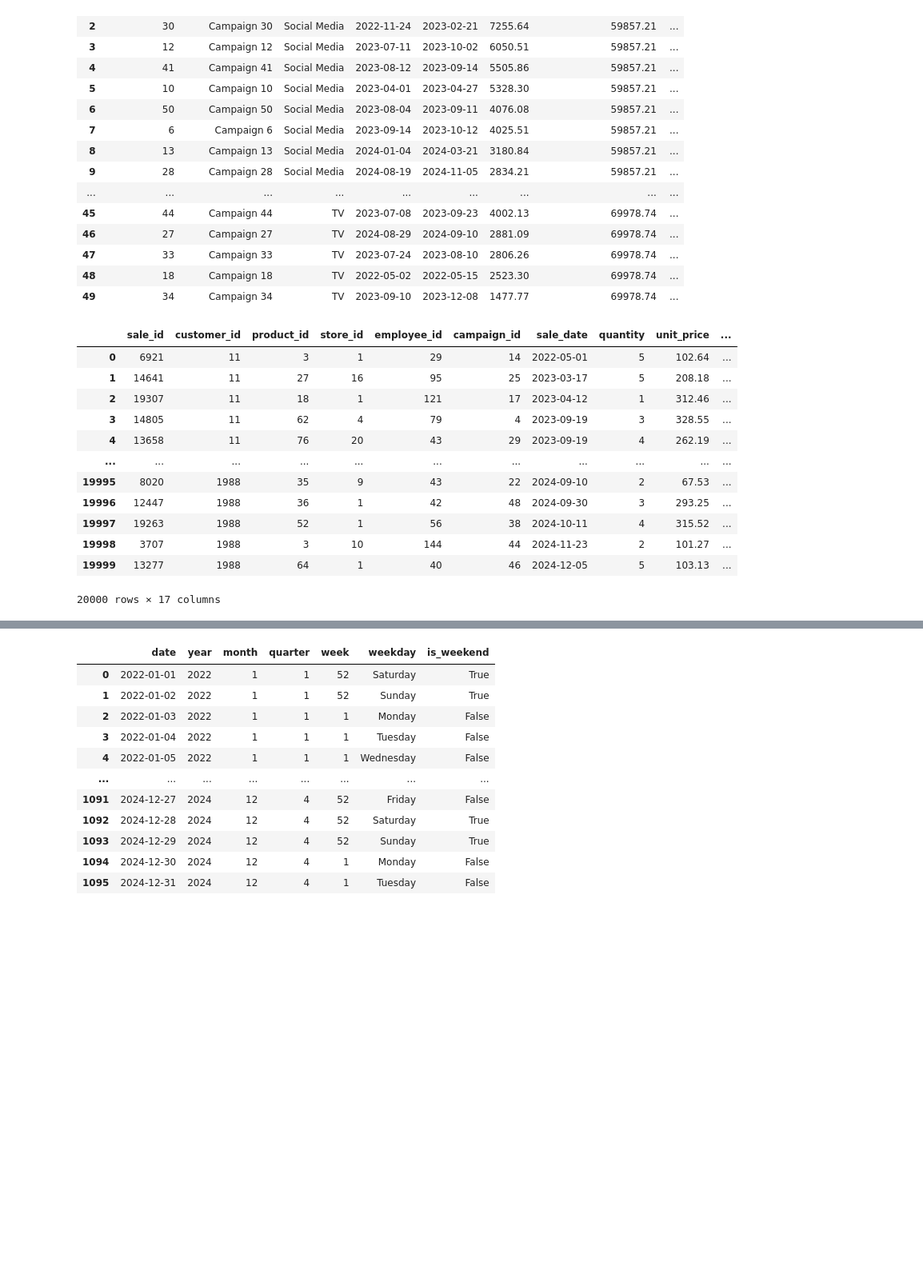
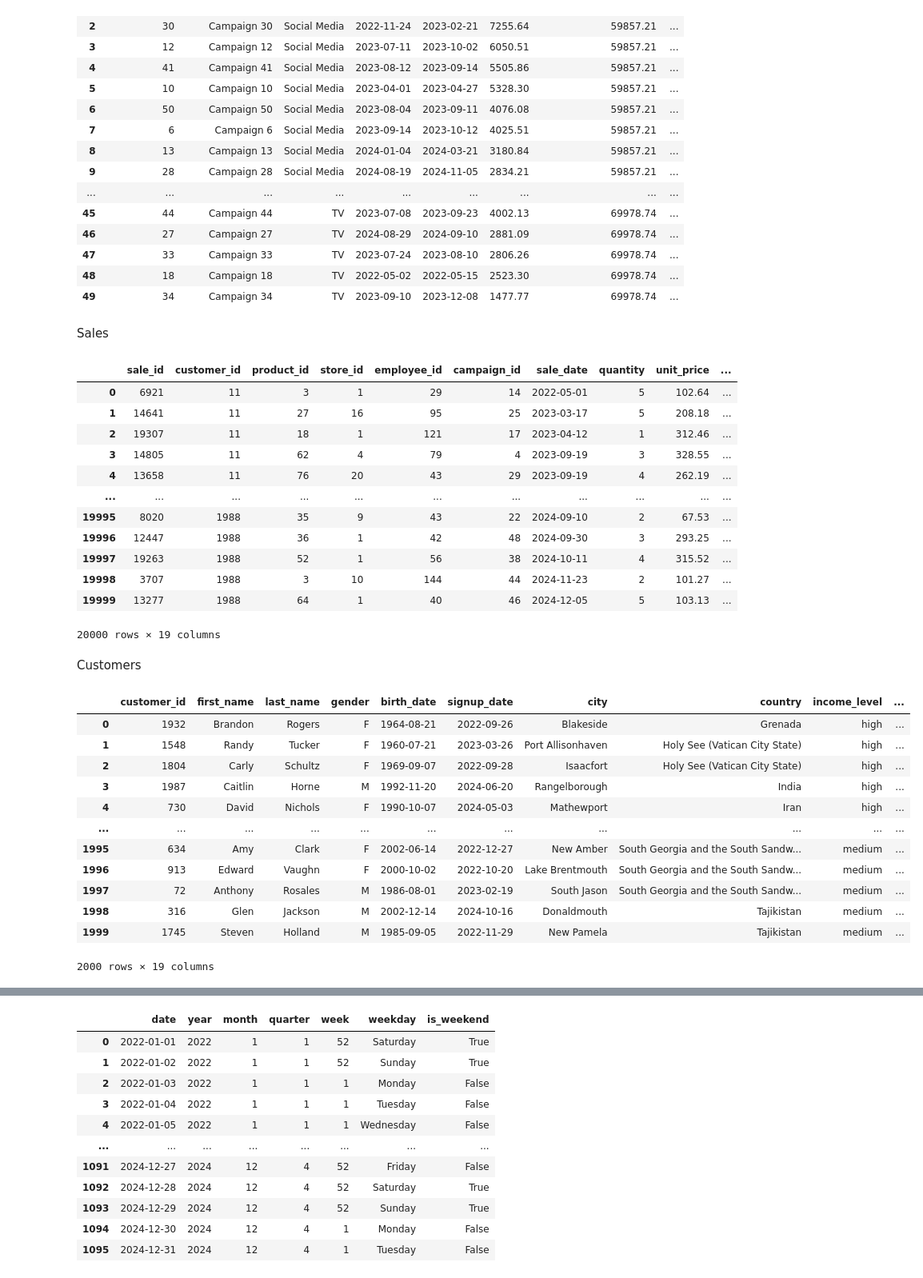
Before and after one commit to ManuelEspitia1/Retail-Pulse---From-Raw-Data-to-Smart-Decisions, a Jupyter notebook: sales_analysis.ipynb, the cells around one changed output, grey strips where cells are left out. Shown: that part at 80% size. Saved outputs shown, nothing was run; the diff lists cells and outputs as text; code cells hidden in the pictures; blank space fills up the shorter version.

```diff
--- a/sales_analysis.ipynb
+++ b/sales_analysis.ipynb
@@ -230,9 +232,11 @@ campaigns
 | 47 | 33 | Campaign 33 | TV | 2023-07-24 | 2023-08-10 | 2806.26 | 69978.74 | ... |
 | 48 | 18 | Campaign 18 | TV | 2022-05-02 | 2022-05-15 | 2523.30 | 69978.74 | ... |
 | 49 | 34 | Campaign 34 | TV | 2023-09-10 | 2023-12-08 | 1477.77 | 69978.74 | ... |
+# %% [markdown]
+Sales
 # %%
 sales = _dntk.execute_sql(
-  'SELECT *\n,(quantity * unit_price) * (1 - discount) as total_revenue -- calculates total revenue\n,unit_price * (1 - discount) as unit_price_after_discount -- calculates unit price minus discount\n,count(payment_method) over(PARTITION BY payment_method) as method_usage_count -- calculates number of times every payment method is used\n,count(customer_id) over(PARTITION BY customer_id) as customer_purchase_count -- calculates number of purchases made by every customer\n,first(sale_date) over(PARTITION by customer_id) as date_first_purchase -- brings date of first purchase of every customer\n,row_number() over(PARTITION BY customer_id ORDER BY sale_date asc) as purchase_secuence_customer\nFROM df_sales',
+  'with s as \n\n(SELECT *\n,round((quantity * unit_price) * (1 - discount),2) as total_revenue -- calculates total revenue\n,round(unit_price * (1 - discount),2) as unit_price_after_discount -- calculates unit price minus discount\n,count(payment_method) over(PARTITION BY payment_method) as method_usage_count -- calculates number of times every payment method is used\n,count(customer_id) over(PARTITION BY customer_id) as customer_purchase_count -- calculates number of purchases made by every customer\n,first(sale_date) over(PARTITION by customer_id order by sale_date asc) as date_first_purchase -- brings date of first purchase of every customer\n,row_number() over(PARTITION BY customer_id ORDER BY sale_date asc) as purchase_secuence_customer -- ranks number of purchases pero ascending date\nFROM df_sales)\n\nselect *\n,datediff(\'day\',date_first_purchase, sale_date) as days_since_first_purchase -- calculates number of days of every new purchase since the first purchase, for every customer \n,round(sum(total_revenue) over(PARTITION by customer_id order by sale_date asc),2) as cumulative_revenue_per_customer -- calculates cumulative total spent per customer\nfrom s',
   'SQL_DEEPNOTE_DATAFRAME_SQL',
   audit_sql_comment='',
   sql_cache_mode='cache_disabled',
@@ -252,6 +256,31 @@ sales
 | 19997 | 19263 | 1988 | 52 | 1 | 56 | 38 | 2024-10-11 | 4 | 315.52 | ... |
 | 19998 | 3707 | 1988 | 3 | 10 | 144 | 44 | 2024-11-23 | 2 | 101.27 | ... |
 | 19999 | 13277 | 1988 | 64 | 1 | 40 | 46 | 2024-12-05 | 5 | 103.13 | ... |
-20000 rows × 17 columns
+20000 rows × 19 columns
+# %% [markdown]
+Customers
+# %%
+customers = _dntk.execute_sql(
+  'SELECT * \n,round((today() - birth_date) / 365,1) as customer_age -- calculates customer\'s age based on todays date \n,CAST(FLOOR(EXTRACT(YEAR FROM birth_date) / 10) * 10 AS INTEGER) || \'s\' AS customer_decade -- brings customer\'s decade of birth\n,EXTRACT(year from signup_date) as sign_up_year -- brings signup year of every customer\n,datediff(\'year\', signup_date, today()) as years_since_signup -- calculates years since signup\n,datediff(\'year\', birth_date, signup_date ) as age_at_signup -- calculates customer\'s age at signup\n,round((count(customer_id) over(PARTITION BY income_level) / count(customer_id) over()) * 100,1) as perc_income_level -- calculates % of number customers of every income level against total number of customers\n,count(customer_id) over(PARTITION BY country) as customers_per_country -- calculates number of clients in each country\n,round(count(customer_id) over(PARTITION BY country) / count(customer_id) over() * 100,1) as perc_customers_country_vs_total -- calculates % of customers per country against total number customers\n,count(customer_id) over(PARTITION BY income_level, country) as customers_per_income_per_country\n,round(count(customer_id) over(PARTITION BY income_level, country) /  count(customer_id) over(PARTITION BY country) * 100,1) as perc_customers_per_income_per_country\nFROM df_customers',
+  'SQL_DEEPNOTE_DATAFRAME_SQL',
+  audit_sql_comment='',
+  sql_cache_mode='cache_disabled',
+  return_variable_type='dataframe'
+)
+customers
+# %% [output]
+|  | customer_id | first_name | last_name | gender | birth_date | signup_date | city | country | income_level | ... |
+| 0 | 1932 | Brandon | Rogers | F | 1964-08-21 | 2022-09-26 | Blakeside | Grenada | high | ... |
+| 1 | 1548 | Randy | Tucker | F | 1960-07-21 | 2023-03-26 | Port Allisonhaven | Holy See (Vatican City State) | high | ... |
+| 2 | 1804 | Carly | Schultz | F | 1969-09-07 | 2022-09-28 | Isaacfort | Holy See (Vatican City State) | high | ... |
+| 3 | 1987 | Caitlin | Horne | M | 1992-11-20 | 2024-06-20 | Rangelborough | India | high | ... |
+| 4 | 730 | David | Nichols | F | 1990-10-07 | 2024-05-03 | Mathewport | Iran | high | ... |
+| ... | ... | ... | ... | ... | ... | ... | ... | ... | ... | ... |
+| 1995 | 634 | Amy | Clark | F | 2002-06-14 | 2022-12-27 | New Amber | South Georgia and the South Sandw... | medium | ... |
+| 1996 | 913 | Edward | Vaughn | F | 2000-10-02 | 2022-10-20 | Lake Brentmouth | South Georgia and the South Sandw... | medium | ... |
+| 1997 | 72 | Anthony | Rosales | M | 1986-08-01 | 2023-02-19 | South Jason | South Georgia and the South Sandw... | medium | ... |
+| 1998 | 316 | Glen | Jackson | M | 2002-12-14 | 2024-10-16 | Donaldmouth | Tajikistan | medium | ... |
+| 1999 | 1745 | Steven | Holland | M | 1985-09-05 | 2022-11-29 | New Pamela | Tajikistan | medium | ... |
+2000 rows × 19 columns
 # %%
 _dntk.execute_sql(
```
Also changed, not shown: parts of 3 cells of this notebook, 1 other file.
